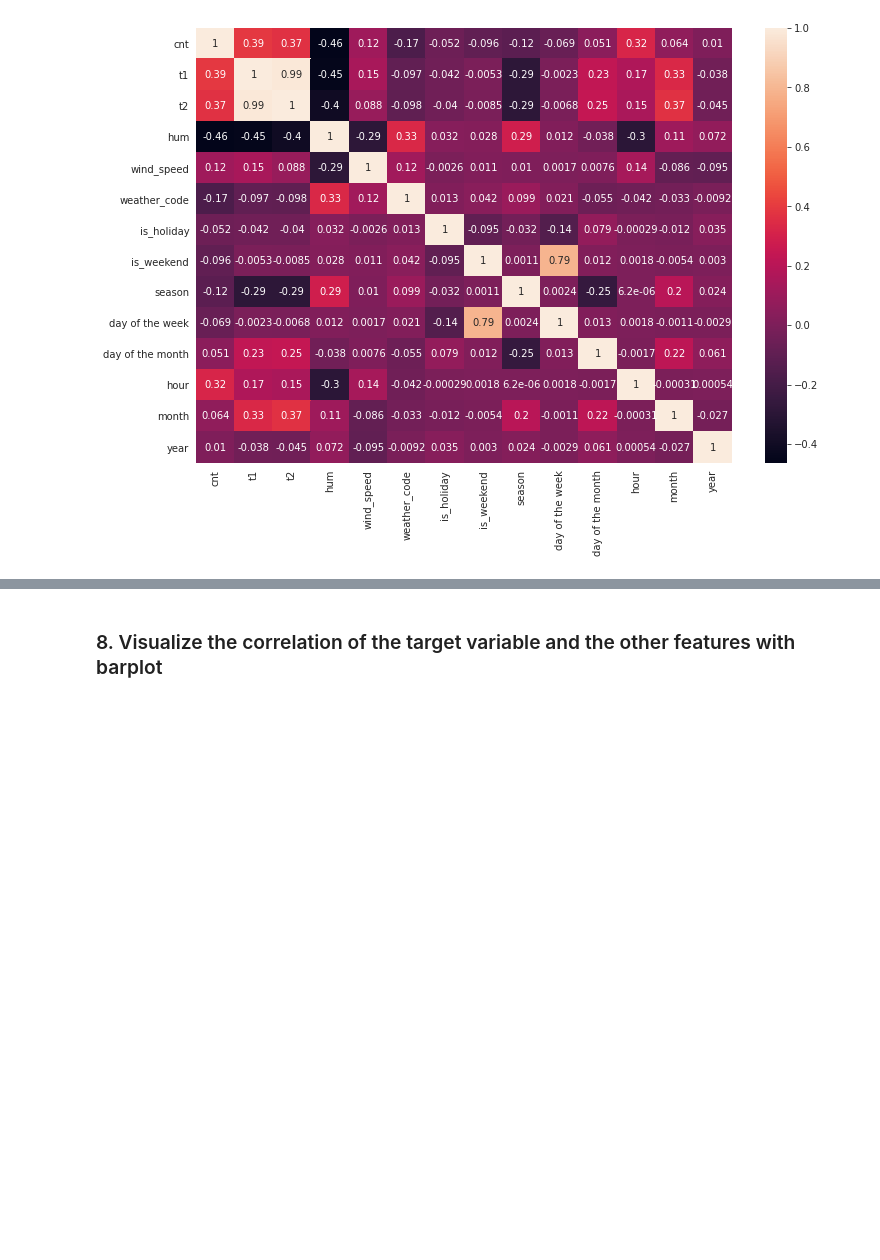
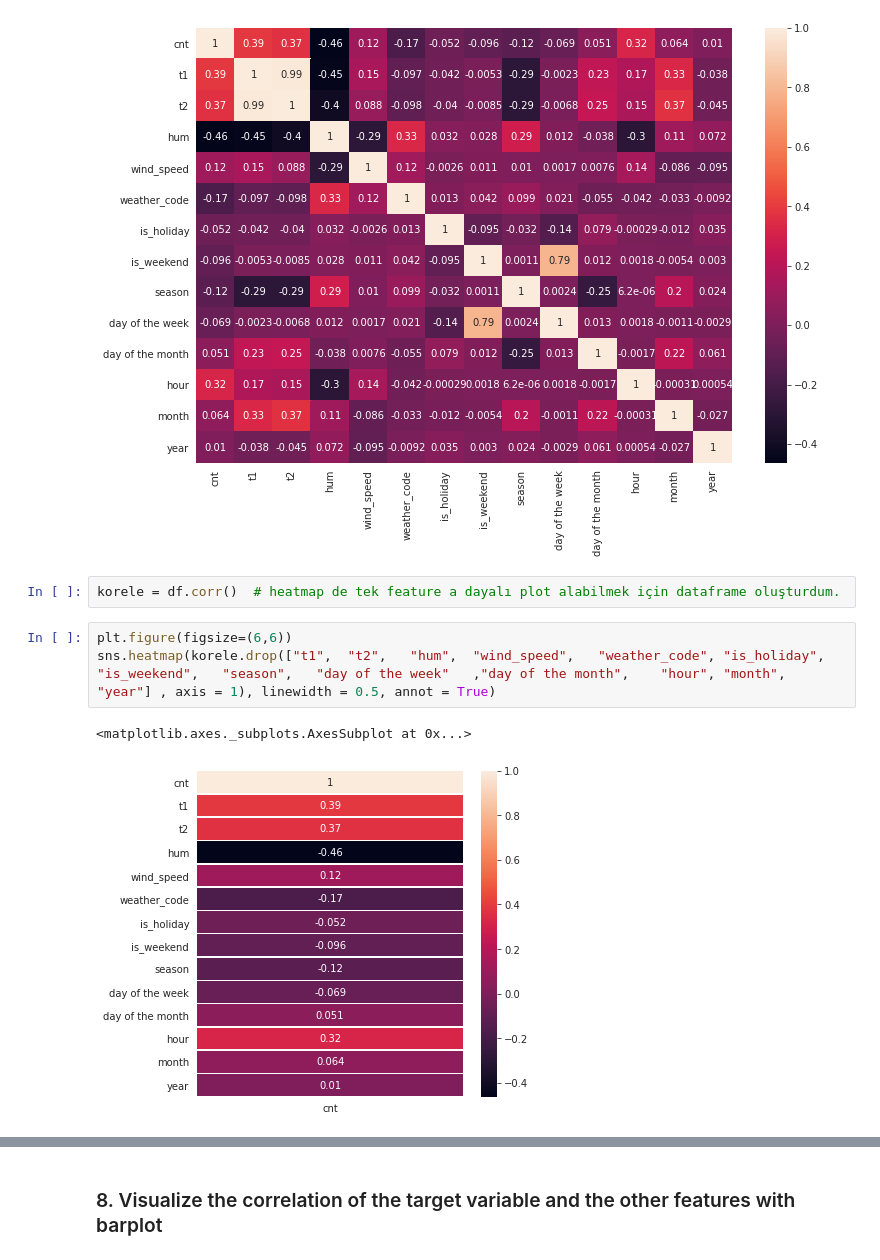
Before and after one commit to mehmetsar/DA_assignments, a Jupyter notebook: DV_capstone_student_ipynb_adlı_not_defterinin_kopyası.ipynb, the cells around one changed output, grey strips where cells are left out. Drawn from its saved outputs; the diff is of its cells as text; blank space fills up the shorter version.

```diff
--- a/DV_capstone_student_ipynb_adlı_not_defterinin_kopyası.ipynb
+++ b/DV_capstone_student_ipynb_adlı_not_defterinin_kopyası.ipynb
@@ -252,5 +247,13 @@ sns.heatmap(df.corr(), annot=True)
 # %% [output]
 <matplotlib.axes._subplots.AxesSubplot at 0x...>
 [figure]
+# %%
+korele = df.corr()  # heatmap de tek feature a dayalı plot alabilmek için dataframe oluşturdum.
+# %%
+plt.figure(figsize=(6,6))
+sns.heatmap(korele.drop(["t1",	"t2",	"hum",	"wind_speed",	"weather_code",	"is_holiday",	"is_weekend",	"season",	"day of the week"	,"day of the month",	"hour",	"month",	"year"] , axis = 1), linewidth = 0.5, annot = True)
+# %% [output]
+<matplotlib.axes._subplots.AxesSubplot at 0x...>
+[figure, added]
 # %%
 # for the target variable
```
Also changed, not shown: parts of 38 cells of this notebook.
